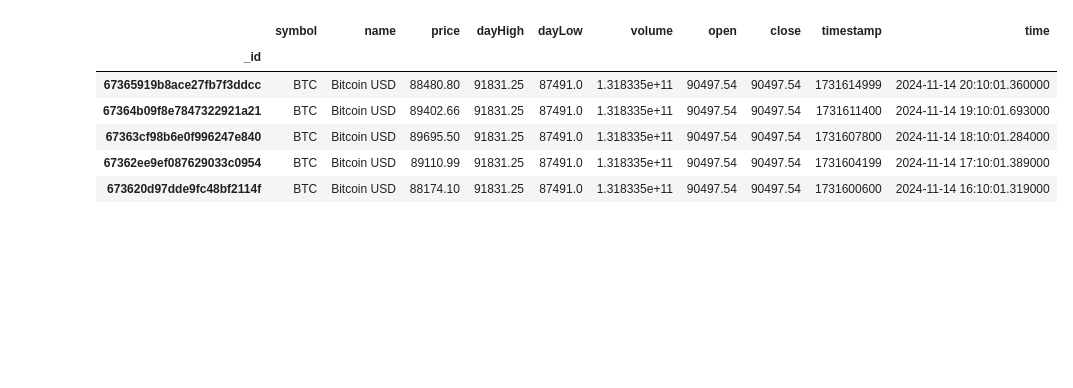
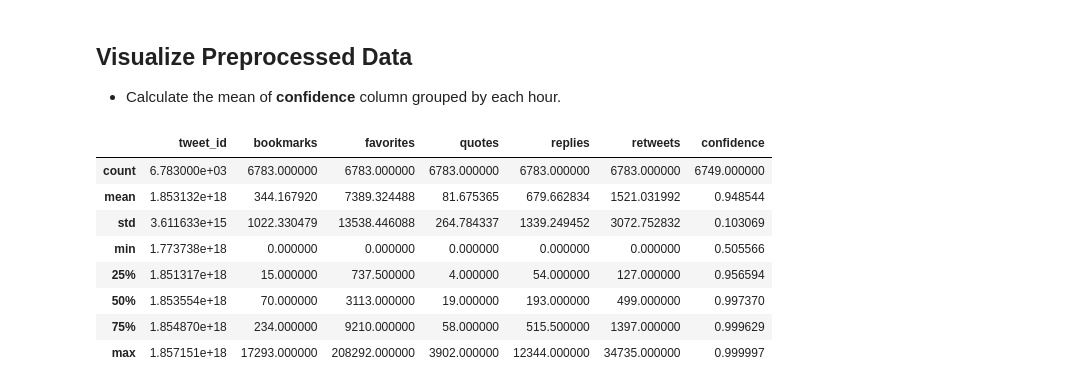
Before and after one commit to RubyQianru/Crypto-Price-and-Twitter-Sentimental-Analysis, a Jupyter notebook: main.ipynb, the cells around one changed output. Cells and saved outputs as stored; diff of their text form; code cells hidden in the pictures; blank space fills up the shorter version.

Commit message:
💥 Preprocess twitter sentiment data. Update plot drafts.

```diff
--- a/main.ipynb
+++ b/main.ipynb
@@ -20,11 +161,16 @@ tw_data.head()
+# %% [markdown]
+## Visualize Preprocessed Data
+- Calculate the mean of **confidence** column grouped by each hour.
 # %%
-btc_data = pd.read_csv("crytpo_data.csv", index_col = 0)
-btc_data.head()
+tw_data = pd.read_csv('updated_twitter_data.csv',index_col=0)
+tw_data.describe()
 # %% [output]
-|  | symbol | name | price | dayHigh | dayLow | volume | open | close | timestamp | time |
-| _id |  |  |  |  |  |  |  |  |  |  |
-| 67365919b8ace27fb7f3ddcc | BTC | Bitcoin USD | 88480.80 | 91831.25 | 87491.0 | 1.318335e+11 | 90497.54 | 90497.54 | 1731614999 | 2024-11-14 20:10:01.360000 |
-| 67364b09f8e7847322921a21 | BTC | Bitcoin USD | 89402.66 | 91831.25 | 87491.0 | 1.318335e+11 | 90497.54 | 90497.54 | 1731611400 | 2024-11-14 19:10:01.693000 |
-| 67363cf98b6e0f996247e840 | BTC | Bitcoin USD | 89695.50 | 91831.25 | 87491.0 | 1.318335e+11 | 90497.54 | 90497.54 | 1731607800 | 2024-11-14 18:10:01.284000 |
-| 67362ee9ef087629033c0954 | BTC | Bitcoin USD | 89110.99 | 91831.25 | 87491.0 | 1.318335e+11 | 90497.54 | 90497.54 | 1731604199 | 2024-11-14 17:10:01.389000 |
-| 673620d97dde9fc48bf2114f | BTC | Bitcoin USD | 88174.10 | 91831.25 | 87491.0 | 1.318335e+11 | 90497.54 | 90497.54 | 1731600600 | 2024-11-14 16:10:01.319000 |
+|  | tweet_id | bookmarks | favorites | quotes | replies | retweets | confidence |
+| count | 6.783000e+03 | 6783.000000 | 6783.000000 | 6783.000000 | 6783.000000 | 6783.000000 | 6749.000000 |
+| mean | 1.853132e+18 | 344.167920 | 7389.324488 | 81.675365 | 679.662834 | 1521.031992 | 0.948544 |
+| std | 3.611633e+15 | 1022.330479 | 13538.446088 | 264.784337 | 1339.249452 | 3072.752832 | 0.103069 |
+| min | 1.773738e+18 | 0.000000 | 0.000000 | 0.000000 | 0.000000 | 0.000000 | 0.505566 |
+| 25% | 1.851317e+18 | 15.000000 | 737.500000 | 4.000000 | 54.000000 | 127.000000 | 0.956594 |
+| 50% | 1.853554e+18 | 70.000000 | 3113.000000 | 19.000000 | 193.000000 | 499.000000 | 0.997370 |
+| 75% | 1.854870e+18 | 234.000000 | 9210.000000 | 58.000000 | 515.500000 | 1397.000000 | 0.999629 |
+| max | 1.857151e+18 | 17293.000000 | 208292.000000 | 3902.000000 | 12344.000000 | 34735.000000 | 0.999997 |
```
Also changed, not shown: parts of 31 cells of this notebook, 4 other files.
